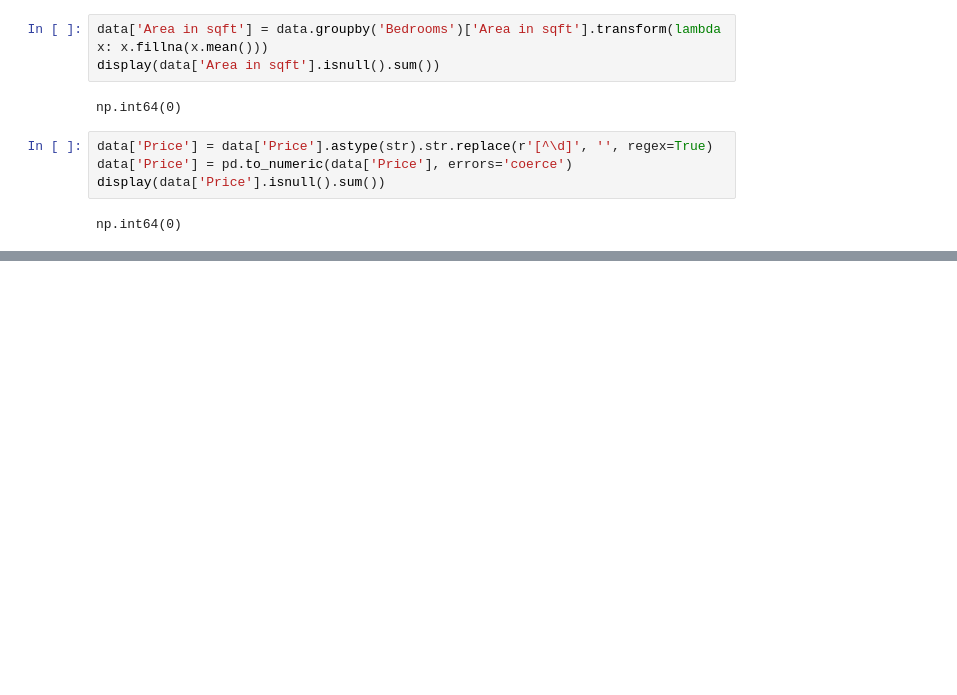
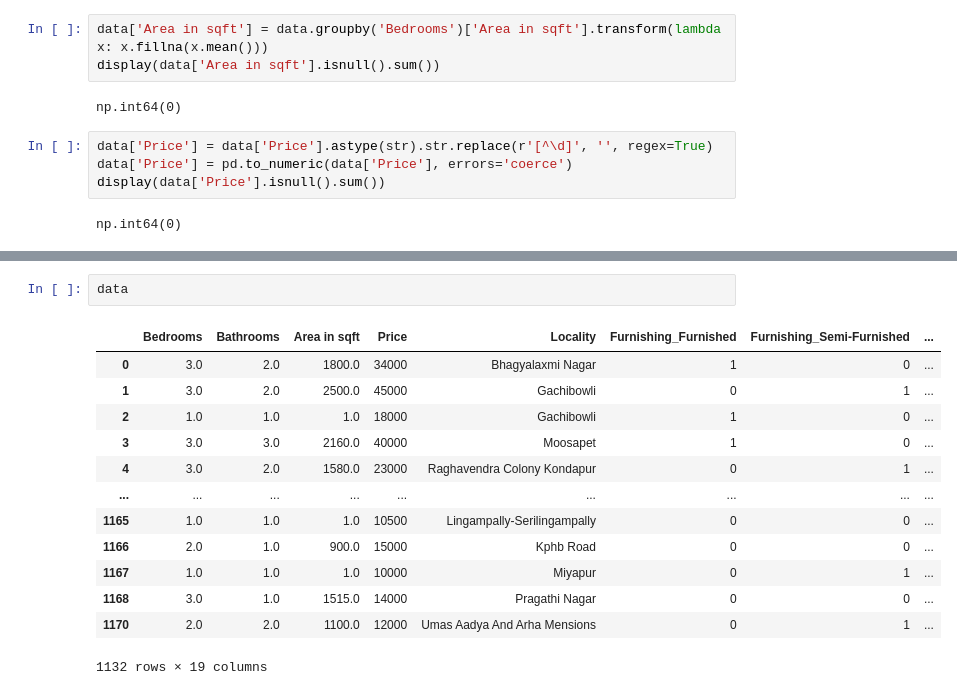
Before and after one commit to Sanhith30/Data-Science-And-ML-Projects, a Jupyter notebook: Hyderabad_House_Data.ipynb, the cells around one changed output, grey strips where cells are left out. Saved outputs shown, nothing was run; the diff lists cells and outputs as text; blank space fills up the shorter version.

```diff
--- a/Hyderabad_House_Data.ipynb
+++ b/Hyderabad_House_Data.ipynb
@@ -400,0 +540,16 @@ ValueError: invalid literal for int() with base 10: 'Bachelors/Family'
+# %%
+data
+# %% [output]
+|  | Bedrooms | Bathrooms | Area in sqft | Price | Locality | Furnishing_Furnished | Furnishing_Semi-Furnished | ... |
+| 0 | 3.0 | 2.0 | 1800.0 | 34000 | Bhagyalaxmi Nagar | 1 | 0 | ... |
+| 1 | 3.0 | 2.0 | 2500.0 | 45000 | Gachibowli | 0 | 1 | ... |
+| 2 | 1.0 | 1.0 | 1.0 | 18000 | Gachibowli | 1 | 0 | ... |
+| 3 | 3.0 | 3.0 | 2160.0 | 40000 | Moosapet | 1 | 0 | ... |
+| 4 | 3.0 | 2.0 | 1580.0 | 23000 | Raghavendra Colony Kondapur | 0 | 1 | ... |
+| ... | ... | ... | ... | ... | ... | ... | ... | ... |
+| 1165 | 1.0 | 1.0 | 1.0 | 10500 | Lingampally-Serilingampally | 0 | 0 | ... |
+| 1166 | 2.0 | 1.0 | 900.0 | 15000 | Kphb Road | 0 | 0 | ... |
+| 1167 | 1.0 | 1.0 | 1.0 | 10000 | Miyapur | 0 | 1 | ... |
+| 1168 | 3.0 | 1.0 | 1515.0 | 14000 | Pragathi Nagar | 0 | 0 | ... |
+| 1170 | 2.0 | 2.0 | 1100.0 | 12000 | Umas Aadya And Arha Mensions | 0 | 1 | ... |
+1132 rows × 19 columns
```
Also changed, not shown: parts of 25 cells of this notebook.
